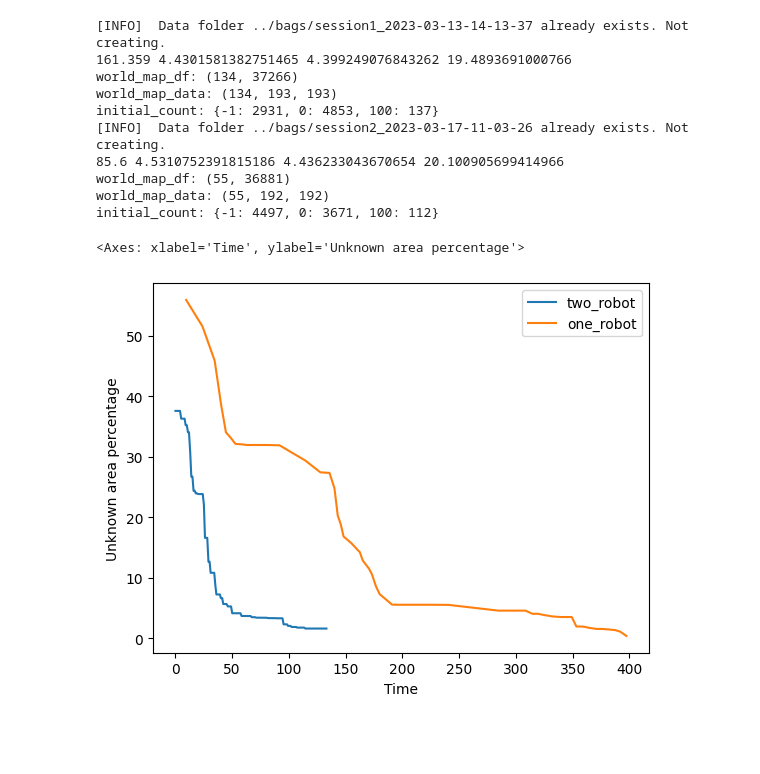
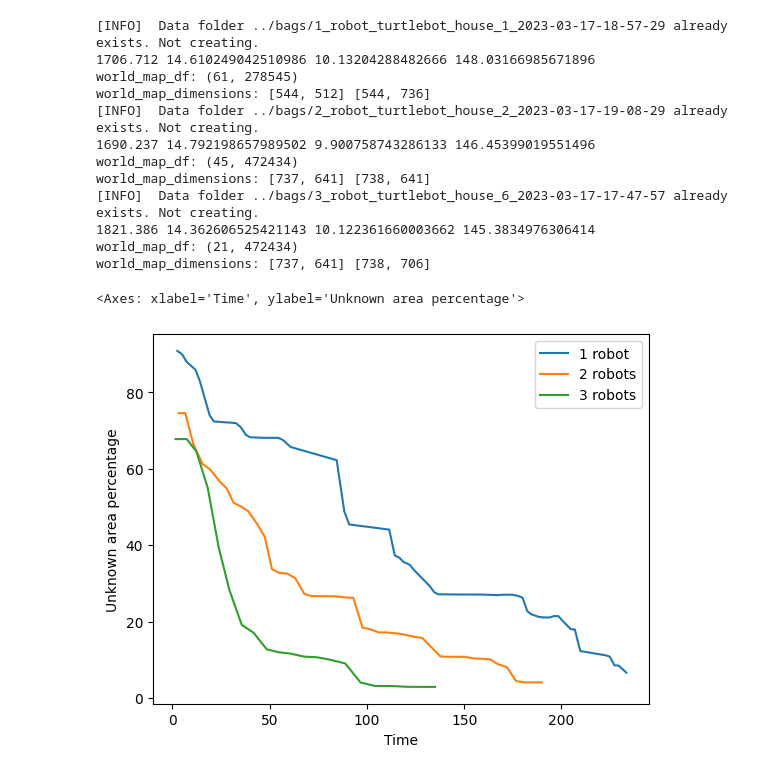
Before and after one commit to convoy-ai/analysis, a Jupyter notebook: notebooks/analysis.ipynb, the cells around one changed output. Drawn from its saved outputs; the diff is of its cells as text; code cells hidden in the pictures; blank space fills up the shorter version.

Commit message:
refactor process_bag function to account for varying map dimensions

```diff
--- a/notebooks/analysis.ipynb
+++ b/notebooks/analysis.ipynb
@@ -64,30 +64,30 @@ def process_bag(bag_file, map_topic):
 
     print("world_map_df:", world_map_df.shape)
 
-    diff_width = world_map_df.iloc[0]['info.width'] - world_map_df.iloc[-1]['info.width']
-    diff_height = world_map_df.iloc[0]['info.height'] - world_map_df.iloc[-1]['info.height']
+    world_map_dimensions_list = world_map_df[['info.width', 'info.height']].values.tolist()
 
-    if (diff_width > 0 or diff_height > 0):
-        raise Exception("map width or height has changed: {}, {}".format(diff_width, diff_height))
+    print("world_map_dimensions:", world_map_dimensions_list[0], world_map_dimensions_list[-1])
 
-    world_map_width, world_map_height = world_map_df.iloc[0]['info.width'], world_map_df.iloc[0]['info.height']
-    world_map_data = world_map_df.filter(like="data_", axis=1).to_numpy()
-    world_map_data = np.resize(world_map_data, (world_map_df.shape[0], world_map_height, world_map_width))
-
-    print("world_map_data:", world_map_data.shape)
+    world_map_data_list = world_map_df.filter(like="data_", axis=1).values.tolist()
+    world_map_data_list = [
+        np.resize(world_map_data_list[i], (world_map_dimensions_list[i][1], world_map_dimensions_list[i][0]))
+        for i in range(len(world_map_data_list))
+    ]
 
     # assume point2 to be at lower right corner, and point1 to be at upper left
     corners = [point2, point1]
-    world_map_origins = [world_map_df.iloc[0]['info.origin.position.x'],  world_map_df.iloc[0]['info.origin.position.y']]
+    # [world_map_df.iloc[0]['info.origin.position.x'],  world_map_df.iloc[0]['info.origin.position.y']]
+    world_map_origins_list = world_map_df[['info.origin.position.x', 'info.origin.position.y']].values.tolist()
     world_map_resolution = world_map_df.iloc[0]['info.resolution']
-    world_map_dimensions = [world_map_width, world_map_height]
 
-    initial_count = count_cells(corners, world_map_data[0], world_map_origins, world_map_resolution, world_map_dimensions)
-    print("initial_count:", initial_count)
+    cell_counts = [
+        count_cells(corners, world_map_data_list[i], world_map_origins_list[i], world_map_resolution, world_map_dimensions_list[i])
+        for i in range(len(world_map_data_list))
+    ]
 
     unknown_cells = [
-        count_cells(corners, world_map_data[i], world_map_origins, world_map_resolution, world_map_dimensions)[-1]
-        for i in range(world_map_data.shape[0])
+        c[-1]
+        for c in cell_counts
     ]
 
     unknown_area = [
@@ -105,22 +105,26 @@ def process_bag(bag_file, map_topic):
 
     return world_map_df
 # %%
-two_robot_df = process_bag("../bags/session1_2023-03-13-14-13-37.bag", "map")
-one_robot_df = process_bag("../bags/session2_2023-03-17-11-03-26.bag", "robot_1/map")
+one_robot_df = process_bag("../bags/1_robot_turtlebot_house_1_2023-03-17-18-57-29.bag", "robot_1/map")
+two_robot_df = process_bag("../bags/2_robot_turtlebot_house_2_2023-03-17-19-08-29.bag", "map")
+three_robot_df = process_bag("../bags/3_robot_turtlebot_house_6_2023-03-17-17-47-57.bag", "map")
 # %% [output]
-[INFO]  Data folder ../bags/session1_2023-03-13-14-13-37 already exists. Not creating.
-161.359 4.4301581382751465 4.399249076843262 19.4893691000766
-world_map_df: (134, 37266)
-world_map_data: (134, 193, 193)
-initial_count: {-1: 2931, 0: 4853, 100: 137}
-[INFO]  Data folder ../bags/session2_2023-03-17-11-03-26 already exists. Not creating.
-85.6 4.5310752391815186 4.436233043670654 20.100905699414966
-world_map_df: (55, 36881)
-world_map_data: (55, 192, 192)
-initial_count: {-1: 4497, 0: 3671, 100: 112}
+[INFO]  Data folder ../bags/1_robot_turtlebot_house_1_2023-03-17-18-57-29 already exists. Not creating.
+1706.712 14.610249042510986 10.13204288482666 148.03166985671896
+world_map_df: (61, 278545)
+world_map_dimensions: [544, 512] [544, 736]
+[INFO]  Data folder ../bags/2_robot_turtlebot_house_2_2023-03-17-19-08-29 already exists. Not creating.
+1690.237 14.792198657989502 9.900758743286133 146.45399019551496
+world_map_df: (45, 472434)
+world_map_dimensions: [737, 641] [738, 641]
+[INFO]  Data folder ../bags/3_robot_turtlebot_house_6_2023-03-17-17-47-57 already exists. Not creating.
+1821.386 14.362606525421143 10.122361660003662 145.3834976306414
+world_map_df: (21, 472434)
+world_map_dimensions: [737, 641] [738, 706]
 # %%
-seaborn.lineplot(data=two_robot_df, x='Time', y='Unknown area percentage', label="two_robot")
-seaborn.lineplot(data=one_robot_df, x='Time', y='Unknown area percentage', label="one_robot")
+seaborn.lineplot(data=one_robot_df, x='Time', y='Unknown area percentage', label="1 robot")
+seaborn.lineplot(data=two_robot_df, x='Time', y='Unknown area percentage', label="2 robots")
+seaborn.lineplot(data=three_robot_df, x='Time', y='Unknown area percentage', label="3 robots")
 # %% [output]
 <Axes: xlabel='Time', ylabel='Unknown area percentage'>
-[figure, old version]
+[figure, new version]
```
